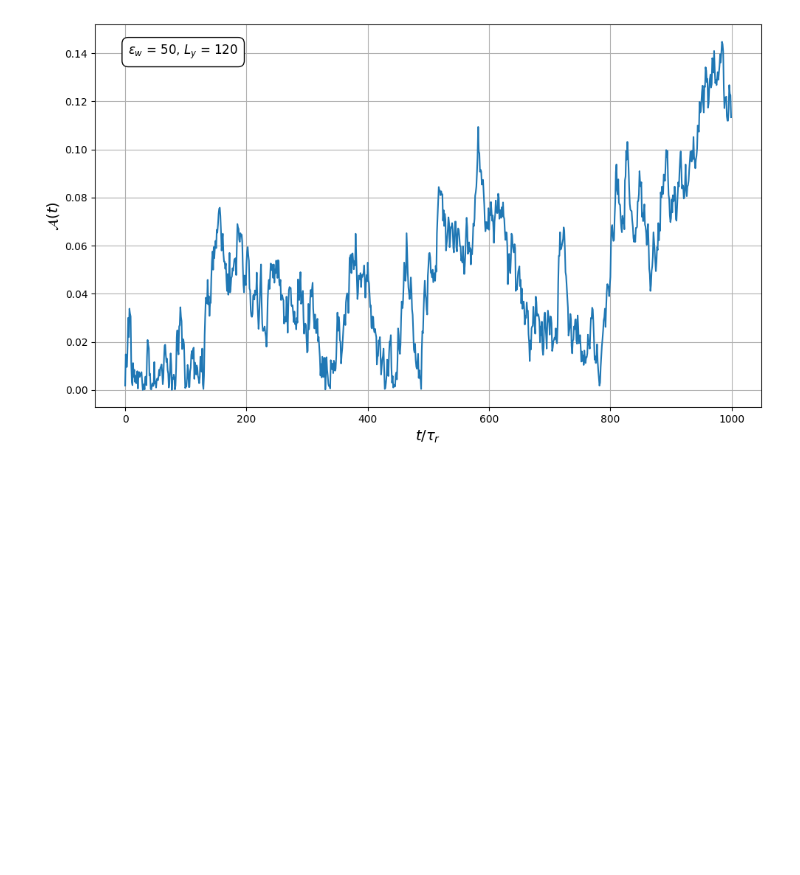
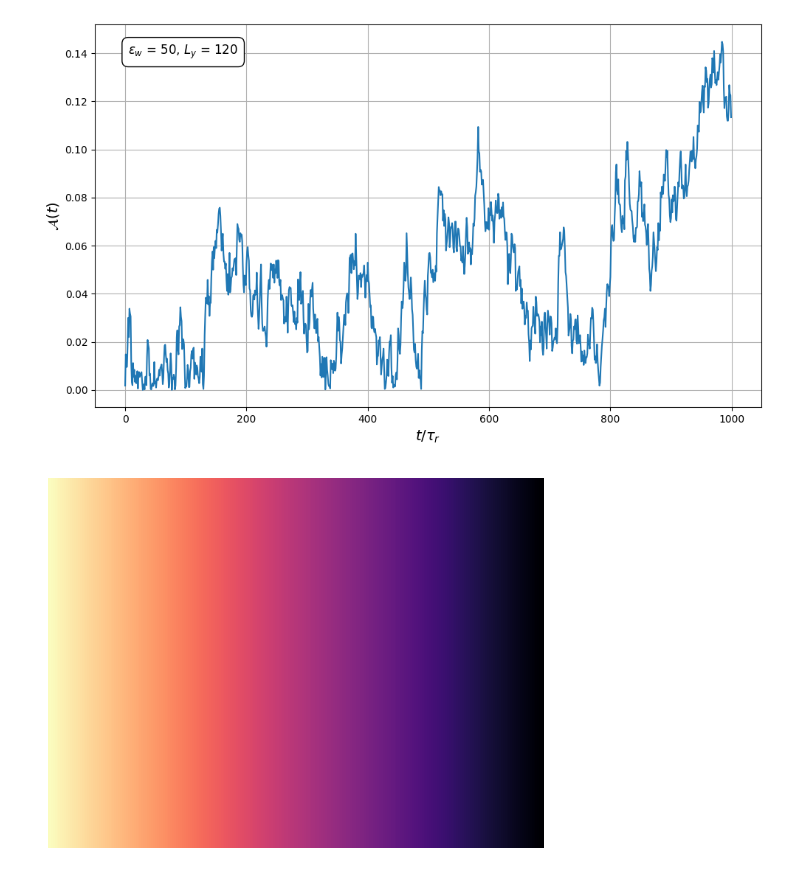
Before and after one commit to sohyuniverse/active-drying, a Jupyter notebook: models/analysis.ipynb, the cells around one changed output. Cells and saved outputs as stored; diff of their text form; code cells hidden in the pictures; blank space fills up the shorter version.

```diff
--- a/models/analysis.ipynb
+++ b/models/analysis.ipynb
@@ -355,3 +355,22 @@ Computed tau_r (persistence time): 104.16666666666667
 [figure]
 [figure]
 [figure]
+# %%
+import matplotlib.pyplot as plt
+import numpy as np
+import matplotlib.colors as mcolors
+
+# Define reversed Magma colormap
+cmap = plt.cm.get_cmap('magma_r')
+
+# Create a horizontal gradient
+gradient = np.linspace(0, 1, 256).reshape(1, -1)
+gradient = np.vstack([gradient] * 50)  # Repeat vertically for visibility
+
+# Save gradient as an image
+plt.imshow(gradient, aspect='auto', cmap=cmap)
+plt.axis('off')
+plt.savefig("magma_r_gradient.png", bbox_inches='tight', pad_inches=0)
+plt.show()
+# %% [output]
+[figure, added]
```
Also changed, not shown: 8 other files.
